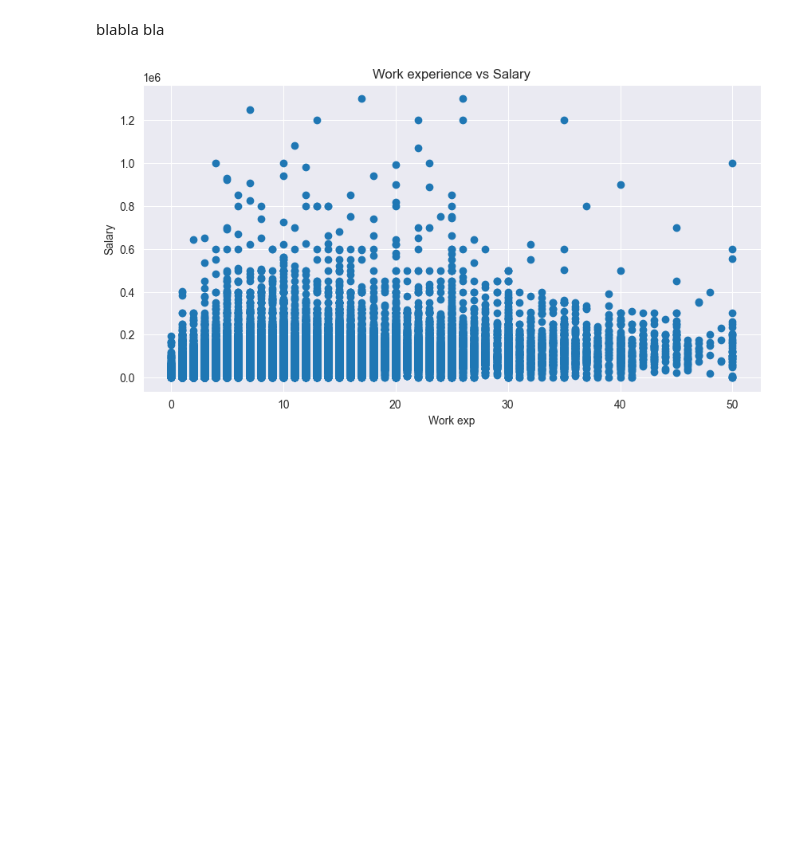
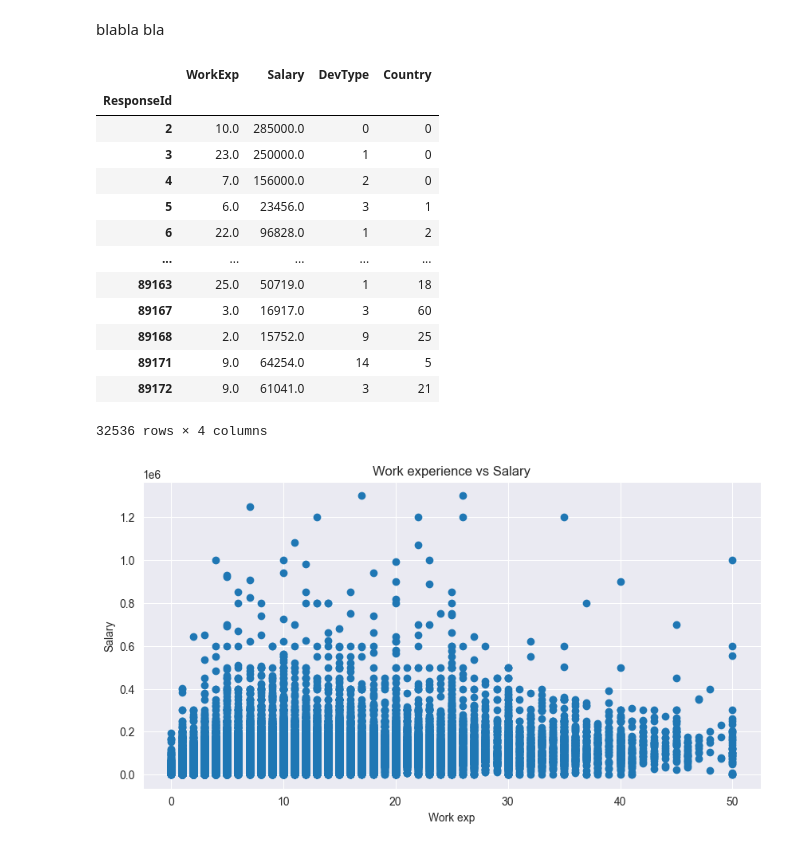
Before and after one commit to anonjustchillin/MachineLearning_labs, a Jupyter notebook: lin_reg_task/task2.ipynb, the cells around one changed output. Drawn from its saved outputs; the diff is of its cells as text; code cells hidden in the pictures; blank space fills up the shorter version.

```diff
--- a/lin_reg_task/task2.ipynb
+++ b/lin_reg_task/task2.ipynb
@@ -256,6 +265,24 @@ plt.show()
 [figure]
 # %% [markdown]
 blabla bla
+# %%
+df_mod = df_mod.drop(['EdLevel', 'RemoteWork'], axis=1)
+df_mod
+# %% [output]
+|  | WorkExp | Salary | DevType | Country |
+| ResponseId |  |  |  |  |
+| 2 | 10.0 | 285000.0 | 0 | 0 |
+| 3 | 23.0 | 250000.0 | 1 | 0 |
+| 4 | 7.0 | 156000.0 | 2 | 0 |
+| 5 | 6.0 | 23456.0 | 3 | 1 |
+| 6 | 22.0 | 96828.0 | 1 | 2 |
+| ... | ... | ... | ... | ... |
+| 89163 | 25.0 | 50719.0 | 1 | 18 |
+| 89167 | 3.0 | 16917.0 | 3 | 60 |
+| 89168 | 2.0 | 15752.0 | 9 | 25 |
+| 89171 | 9.0 | 64254.0 | 14 | 5 |
+| 89172 | 9.0 | 61041.0 | 3 | 21 |
+32536 rows × 4 columns
 # %%
 def ShowPlot(df, x_col, y_col, w=10, h=5):
     df.loc[:, [x_col]] = df.loc[:, [x_col]].astype('category')
```
Also changed, not shown: parts of 20 cells of this notebook.
